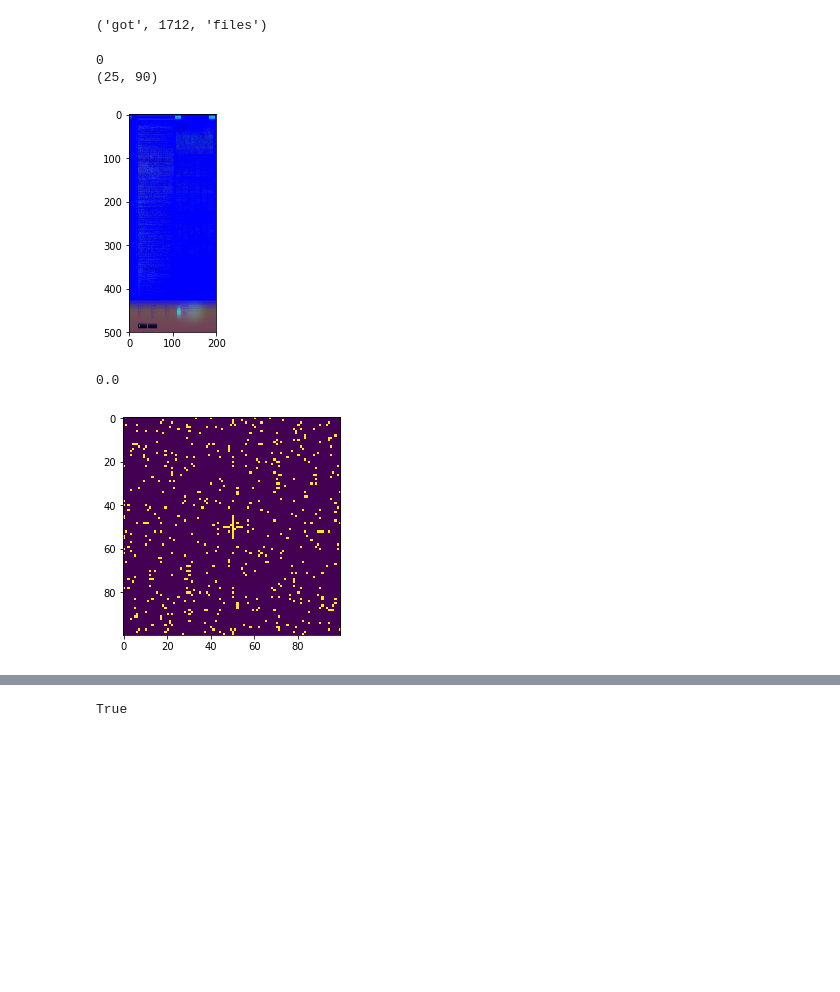
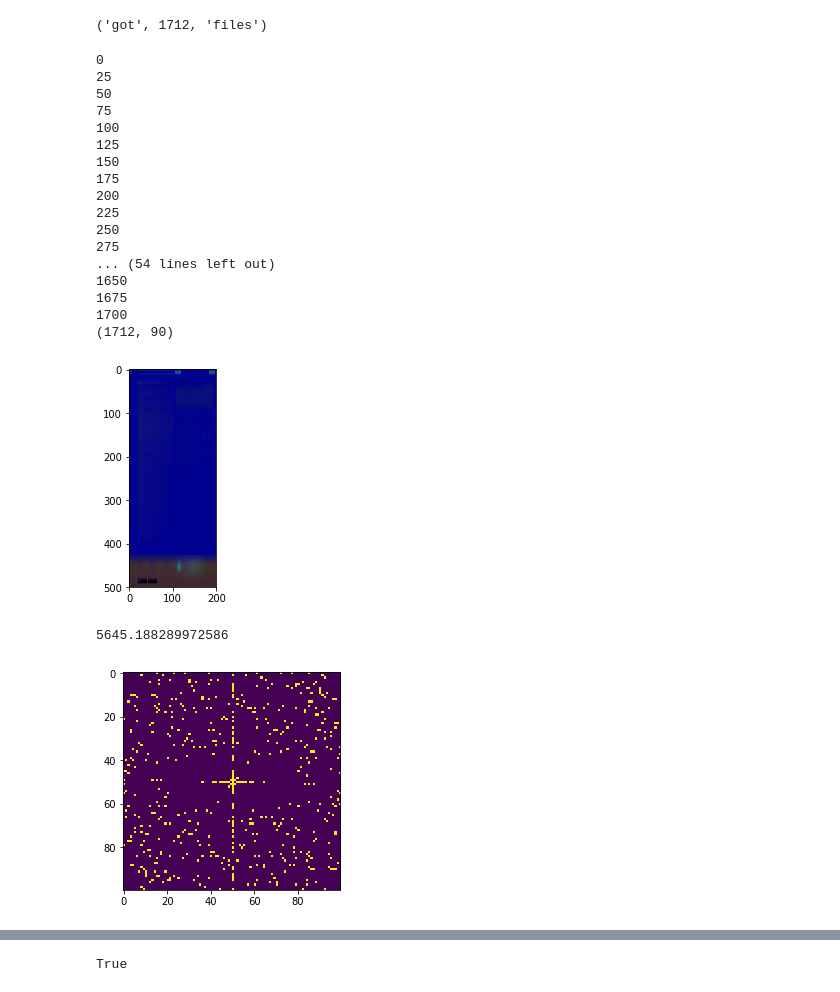
Before and after one commit to cscenter/project_screenshots, a Jupyter notebook: research/average_screenshot/mean_histogram.ipynb, the cells around one changed output, grey strips where cells are left out. Drawn from its saved outputs; the diff is of its cells as text; code cells hidden in the pictures; blank space fills up the shorter version.

```diff
--- a/research/average_screenshot/mean_histogram.ipynb
+++ b/research/average_screenshot/mean_histogram.ipynb
@@ -15,48 +15,62 @@ print("got", len(filenames), "files")
 histograms = []
 spectre = []
 avg_screenshot = np.zeros((500, 200, 3), np.uint64)
-N = 25
+N = 3000
 for i, filename in enumerate(filenames[:N]):
     if i % 25 == 0:
         print(i)
     img_bgr = cv2.imread(filename, cv2.IMREAD_COLOR)
     img = cv2.cvtColor(img_bgr, cv2.COLOR_BGR2HSV)
     hist3 = np.hstack([hist.astype(np.float64) / np.sum(hist) for hist, bins in [np.histogram(img[..., c].ravel(), 30, [0,256]) for c in range(3)]])
     histograms.append(hist3)
 
     small_img = cv2.resize(img, (200, 500))
     avg_screenshot += small_img
     img = cv2.cvtColor(img_bgr, cv2.COLOR_BGR2GRAY)
-    img = cv2.resize(img, (100, 100))
+    img = cv2.resize(img, (400, 400))
     spectrum = np.fft.fft2(img)
     fshift = np.fft.fftshift(spectrum)
-    magnitude_spectrum = 20*np.log(np.abs(fshift))
+    magnitude_spectrum = np.log(np.abs(fshift))
     spectre.append(magnitude_spectrum)
 
 
 
 avg_screenshot = (avg_screenshot / N).astype(np.uint8)
 plt.imshow(avg_screenshot)
 avg_screenshot = cv2.cvtColor(avg_screenshot, cv2.COLOR_HSV2BGR)
 cv2.imwrite("mean_screenshot.jpg", avg_screenshot)
 
 histograms = np.vstack(histograms)
 spectre = np.dstack(spectre)
 print(histograms.shape)
 # %% [output]
 0
-(25, 90)
+25
+50
+75
+100
+125
+150
+175
+200
+225
+250
+275
+... (54 lines left out)
+1650
+1675
+1700
+(1712, 90)
-[figure, old version]
+[figure, new version]
 # %%
 sd = np.std(spectre, axis=2)
 sd[sd > np.percentile(sd, 5)] = 0
 sd[sd > 0] = 1
 plt.imshow(sd)
 sp0 = spectre[..., 0]
-sp1 = spectre[..., 0]
+sp1 = spectre[..., 1]
 spdiff = np.abs(sp0 - sp1)
 spdiff[sd < 1] = 0
-print(spdiff.sum())
 # %% [output]
-0.0
+5645.188289972586
-[figure, old version]
+[figure, new version]
```
Also changed, not shown: parts of 4 cells of this notebook, 6 other files.
